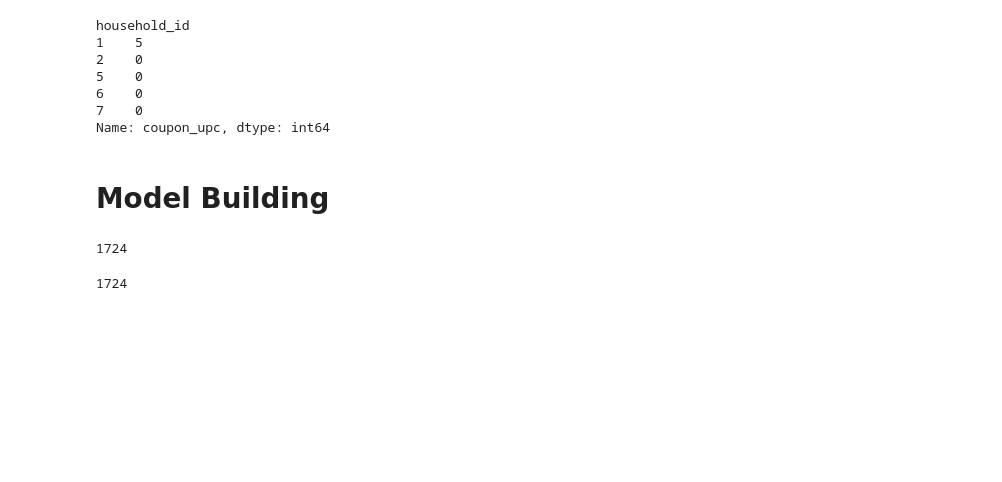
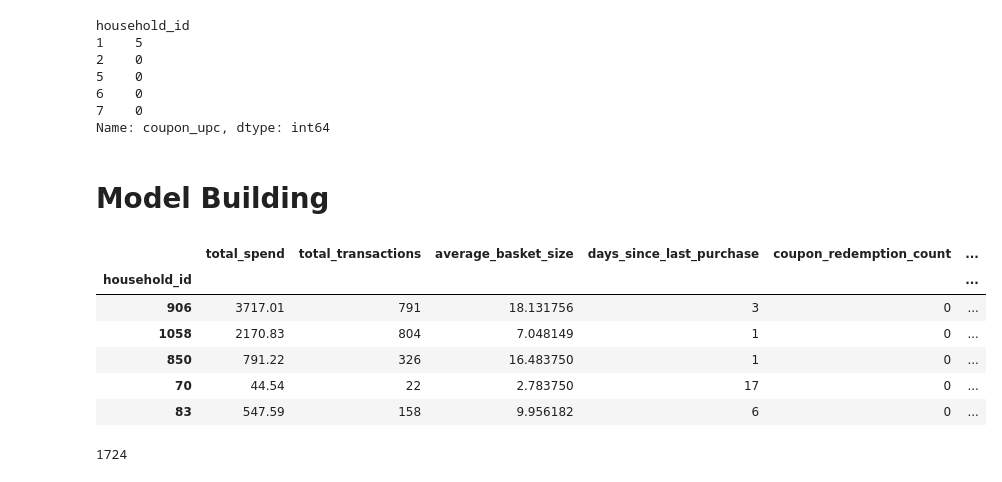
Before and after one commit to Kasperclowes/QBUS3820-Group-Assignment, a Jupyter notebook: RUN.ipynb, the cells around one changed output. Drawn from its saved outputs; the diff is of its cells as text; code cells hidden in the pictures; blank space fills up the shorter version.

```diff
--- a/RUN.ipynb
+++ b/RUN.ipynb
@@ -657,8 +663,15 @@ Name: coupon_upc, dtype: int64
 # %%
 X_train = feature_eng.build_features(transactions_train, campaigns_train, campaign_descriptions, promotions, coupon_redemptions, products)
 X_train.shape[0]
+X_train.head()
 # %% [output]
-1724
+|  | total_spend | total_transactions | average_basket_size | days_since_last_purchase | coupon_redemption_count | ... |
+| household_id |  |  |  |  |  | ... |
+| 906 | 3717.01 | 791 | 18.131756 | 3 | 0 | ... |
+| 1058 | 2170.83 | 804 | 7.048149 | 1 | 0 | ... |
+| 850 | 791.22 | 326 | 16.483750 | 1 | 0 | ... |
+| 70 | 44.54 | 22 | 2.783750 | 17 | 0 | ... |
+| 83 | 547.59 | 158 | 9.956182 | 6 | 0 | ... |
 # %%
 churn_train.shape[0]
 # %% [output]
```
Also changed, not shown: parts of 9 cells of this notebook, 1 other file.
